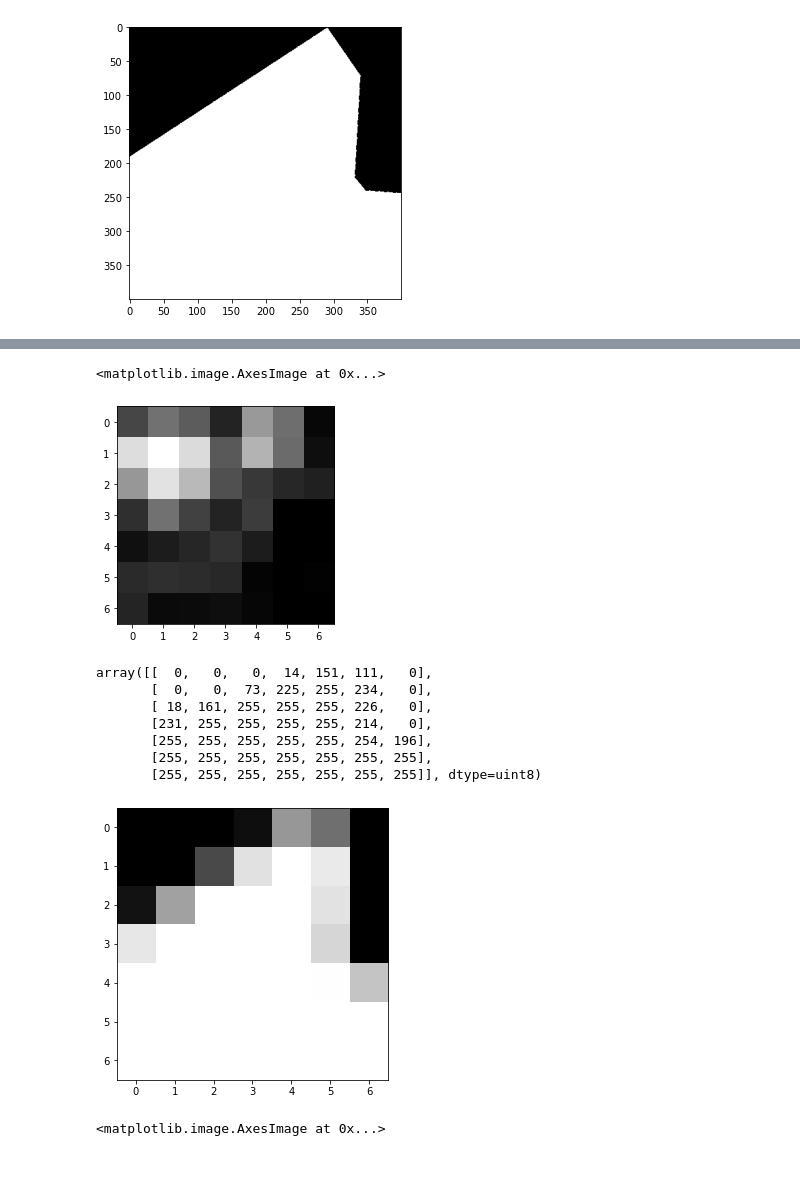
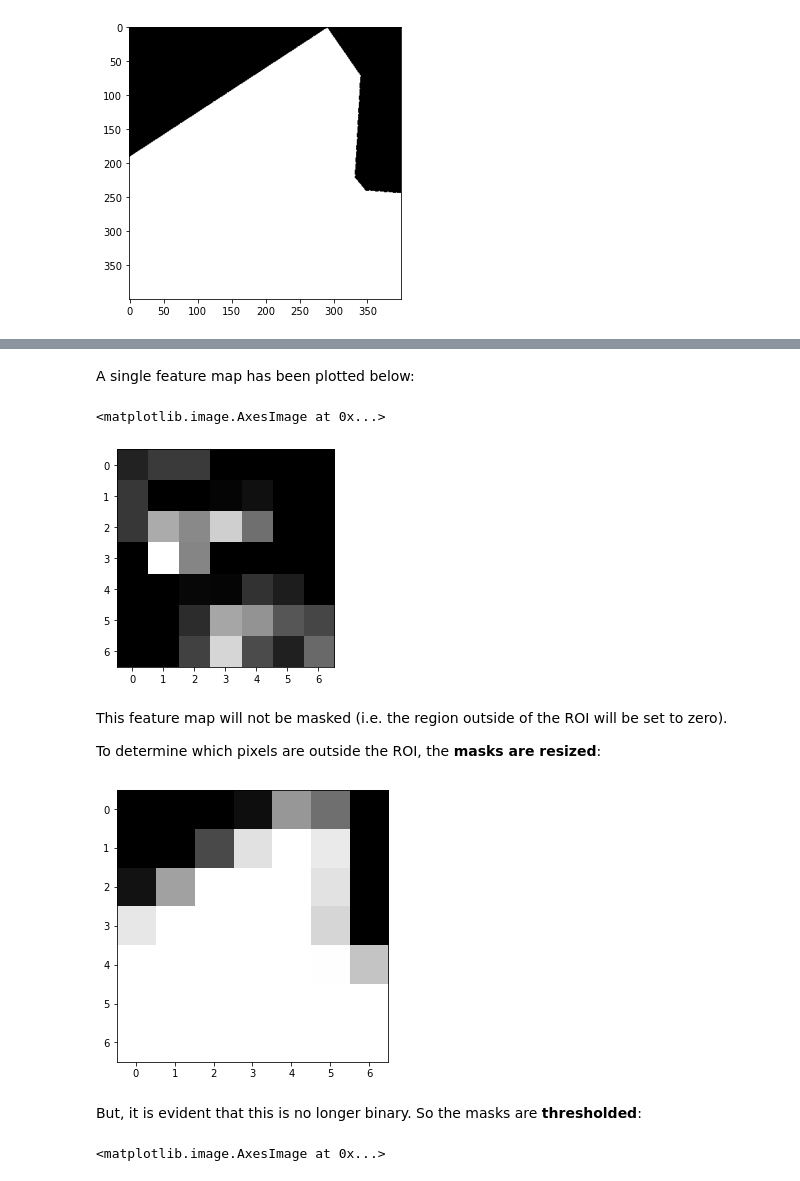
Before and after one commit to rs-anderson/Clustering-Ward-Level-Poverty-Using-Satellite-Imagery, a Jupyter notebook: scripts/feature_extraction/get_features.ipynb, the cells around one changed output, grey strips where cells are left out. Cells and saved outputs as stored; diff of their text form; code cells hidden in the pictures.

```diff
--- a/scripts/feature_extraction/get_features.ipynb
+++ b/scripts/feature_extraction/get_features.ipynb
@@ -42,5 +49,5 @@ DATA_DIR = os.path.join(BASE_DIR, 'data', 'image_centers')
 # %%
-df_ward_centers = pd.read_csv(os.path.join(DATA_DIR, "{}_ward_image_centers.csv".format(MUNICIPALITY)))
+df_ward_centers = pd.read_csv(os.path.join(IMAGE_CENTER_DIR, "{}_ward_image_centers.csv".format(MUNICIPALITY)))
 N_WARDS = df_ward_centers.shape[0]
 N_WARDS
 # %% [output]
@@ -211,14 +221,14 @@ def isolate(img, inds):
     img[inds] = 0
     return img
 # %%
-# using the mask to select which pixels fall within the ward boundaries
+# using the mask to select which pixels in the feature maps fall within the ward boundaries
 def apply_mask(filter_maps, img_num, img_name, ward_num):
-    mask = cv2.imread(os.path.join(CNN_IMAGE_DIR, 'ward_'+str(ward_num), 'masks', img_name), cv2.IMREAD_GRAYSCALE)
+    mask = cv2.imread(os.path.join(IMAGE_DIR, 'ward_'+ str(ward_num), 'masks', img_name), cv2.IMREAD_GRAYSCALE)
     mask = cv2.resize(mask, (7, 7), interpolation = cv2.INTER_AREA)
-    thresh = 130      # more evidence it's in ROI than out
+    thresh = 127.6      # more evidence it's in ROI than out
     mask = cv2.threshold(mask, thresh, 255, cv2.THRESH_BINARY)[1]
-    inds = np.where(mask == 0)
-    return(torch.stack([isolate(img, inds) for img in filter_maps]))
+    inds_out_ROI = np.where(mask == 0)   # pixels indices that are outside of the ROI
+    return(torch.stack([isolate(img, inds_out_ROI) for img in filter_maps]))
 # %%
 # isolating the roi in the feature maps for all of the images
 def isolate_roi(outputs, ind, image_order, ward_num):
@@ -238,11 +248,11 @@ for ward_num in range(1, N_WARDS+1):
     print('Ward {} started'.format(ward_num))
     outputs = []
     image_order = []
-    dataset = ForwardPassDataset(os.path.join(CNN_IMAGE_DIR, 'ward_' + str(ward_num), 'edited'), transformer)   # loading dataset using custom class
-    dataloader = torch.utils.data.DataLoader(dataset, batch_size=8, shuffle=False, num_workers=4)               # loading data into an iterator
-    image_order = dataset.image_list                                                                            # the order the images were passed in
+    dataset = ForwardPassDataset(os.path.join(IMAGE_DIR, 'ward_' + str(ward_num), 'edited'), transformer)   # loading dataset using custom class
+    dataloader = torch.utils.data.DataLoader(dataset, batch_size=8, shuffle=False, num_workers=4)           # loading data into an iterator
+    image_order = dataset.image_list                                                                        # the order the images were passed in
     # shape of final array will be (num_validation_images, 4096)
-    feats = np.zeros((len(dataset.image_list), 4096))                                                           # temporary storage of features for each image in batch
+    feats = np.zeros((len(dataset.image_list), 4096))                                                       # temporary storage of features for each image in batch
 
     i = 0
     ind_for_batch_start = 0
@@ -365,3 +391,3 @@ plot_fig(mask)
 # %%
-dataset = ForwardPassDataset(os.path.join(BASE_DIR, 'images_for_demo', 'edited'), transformer)   # loading dataset using custom class
+dataset = ForwardPassDataset(os.path.join('demo_images', 'edited'), transformer)   # loading dataset using custom class
 dataloader = torch.utils.data.DataLoader(dataset, batch_size=1, shuffle=False, num_workers=1)               # loading data into an iterator
@@ -377,21 +403,20 @@ torch.Size([1, 512, 7, 7])
+# %% [markdown]
+A single feature map has been plotted below:
 # %%
-conv_filter = outputs[img_index][120].detach().numpy()
+conv_filter = outputs[0][120].detach().numpy()
 plt.imshow(conv_filter, cmap="gray")
-# cv2.imwrite(os.path.join(BASE_DIR, 'images_for_demo', 'feature extraction', 'conv_filter_121.png'), conv_filter)
 # %% [output]
 <matplotlib.image.AxesImage at 0x...>
-[figure, old version]
+[figure, new version]
+# %% [markdown]
+This feature map will not be masked (i.e. the region outside of the ROI will be set to zero).
+
+To determine which pixels are outside the ROI, the **masks are resized**:
 # %%
 mask = cv2.resize(mask, (7, 7), interpolation = cv2.INTER_AREA)
 plot_fig(mask)
-mask
 # %% [output]
-array([[  0,   0,   0,  14, 151, 111,   0],
-       [  0,   0,  73, 225, 255, 234,   0],
-       [ 18, 161, 255, 255, 255, 226,   0],
-       [231, 255, 255, 255, 255, 214,   0],
-       [255, 255, 255, 255, 255, 254, 196],
-       [255, 255, 255, 255, 255, 255, 255],
-       [255, 255, 255, 255, 255, 255, 255]], dtype=uint8)
 [figure]
+# %% [markdown]
+But, it is evident that this is no longer binary. So the masks are **thresholded**:
 # %%
```
Also changed, not shown: parts of 57 cells of this notebook, 2 other files.
